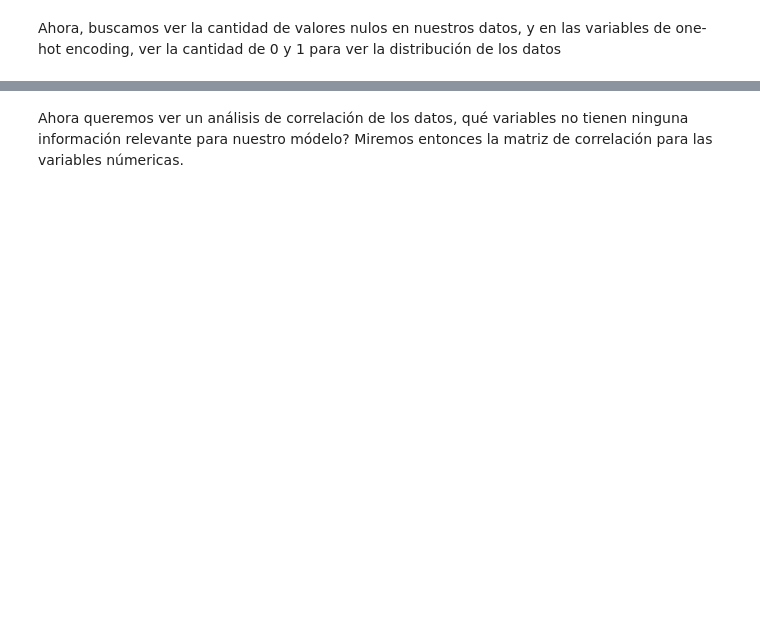
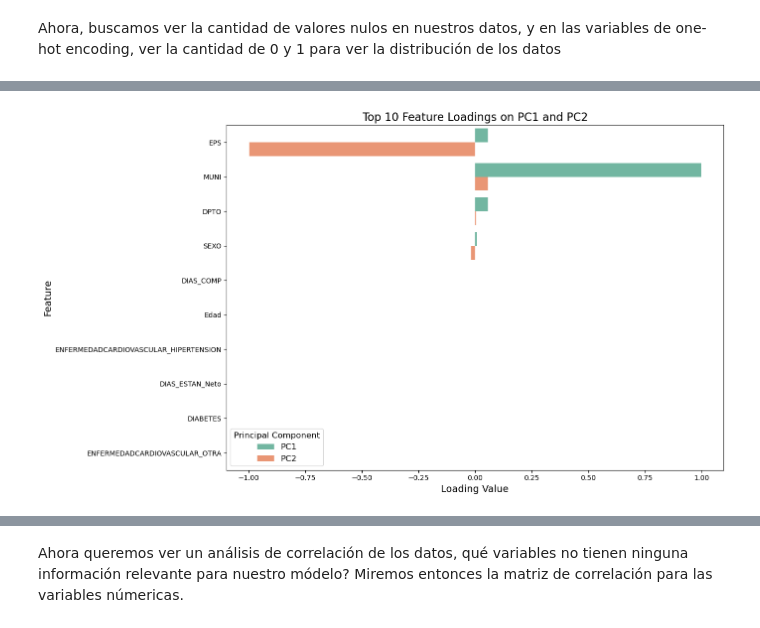
Before and after one commit to davidsmoreno/DifPrivHealthCostPredict, a Jupyter notebook: 2_Analisis_de_correlacion_y_reduccion_de_dimensionalidad.ipynb, the cells around one changed output, grey strips where cells are left out. Cells and saved outputs as stored; diff of their text form; code cells hidden in the pictures; blank space fills up the shorter version.

```diff
--- a/2_Analisis_de_correlacion_y_reduccion_de_dimensionalidad.ipynb
+++ b/2_Analisis_de_correlacion_y_reduccion_de_dimensionalidad.ipynb
@@ -10,6 +47,8 @@ df_health = pd.read_csv(r'C:\Users\David\Universidad de los andes\David Stiven R
 # %% [markdown]
 Limpiemos nuestra base, y convirtamos todas las columnas a su respectiva categoria, pera entrenar nuestos modelos y algoritmos.
 # %%
+
+df_health=pd.read_csv('C:/Users/David/Universidad de los andes/David Stiven Romero Grajales - Trabajo de Grado/Trabajo de Grado 1/Base de datos y descripción/Entrenamiento_cronicas_N.csv')
 
 # 1. EPS - Categorical
 df_health['EPS'] = df_health['EPS'].astype('category')
@@ -155,0 +330,9 @@ AssertionError: Something has gone wrong, please report a bug at https://github.
+# %%
+# Define the number of top features to display
+N = 10
+
+# Sort the loadings by total magnitude and select top N features
+top_loadings = loadings.sort_values(by='Total_Magnitude', ascending=False).head(N)
+
+print("Top 10 Features Contributing to PC1 and PC2:")
+print(top_loadings[['Feature', 'PC1', 'PC2', 'Total_Magnitude']])
@@ -155,0 +357,28 @@ AssertionError: Something has gone wrong, please report a bug at https://github.
+# %%
+# 15. Bar Plot of Feature Loadings
+
+# Melt the loadings DataFrame for easier plotting
+melted_loadings = top_loadings.melt(
+    id_vars=['Feature'],
+    value_vars=['PC1', 'PC2'],
+    var_name='Principal Component',
+    value_name='Loading'
+)
+
+plt.figure(figsize=(14, 8))
+sns.barplot(
+    x='Loading',
+    y='Feature',
+    hue='Principal Component',
+    data=melted_loadings,
+    palette='Set2'
+)
+
+plt.title('Top 10 Feature Loadings on PC1 and PC2', fontsize=16)
+plt.xlabel('Loading Value', fontsize=14)
+plt.ylabel('Feature', fontsize=14)
+plt.legend(title='Principal Component', fontsize=12, title_fontsize=12)
+plt.tight_layout()
+plt.show()
+# %% [output]
+[figure, added]
```
Also changed, not shown: parts of 25 cells of this notebook, 6 other files.
